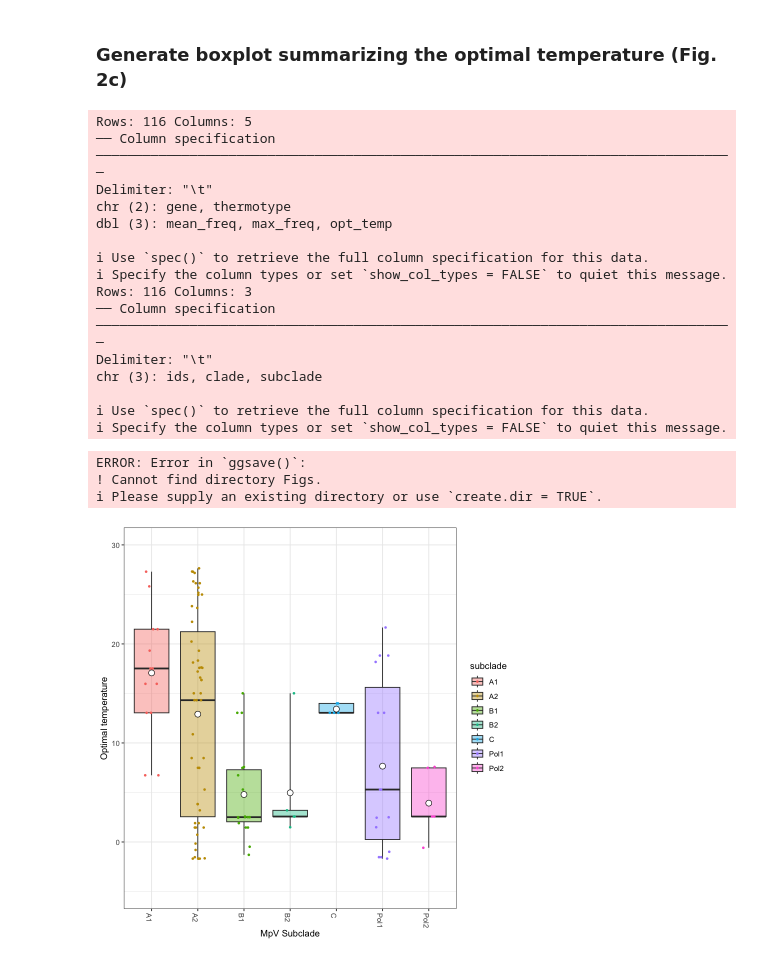
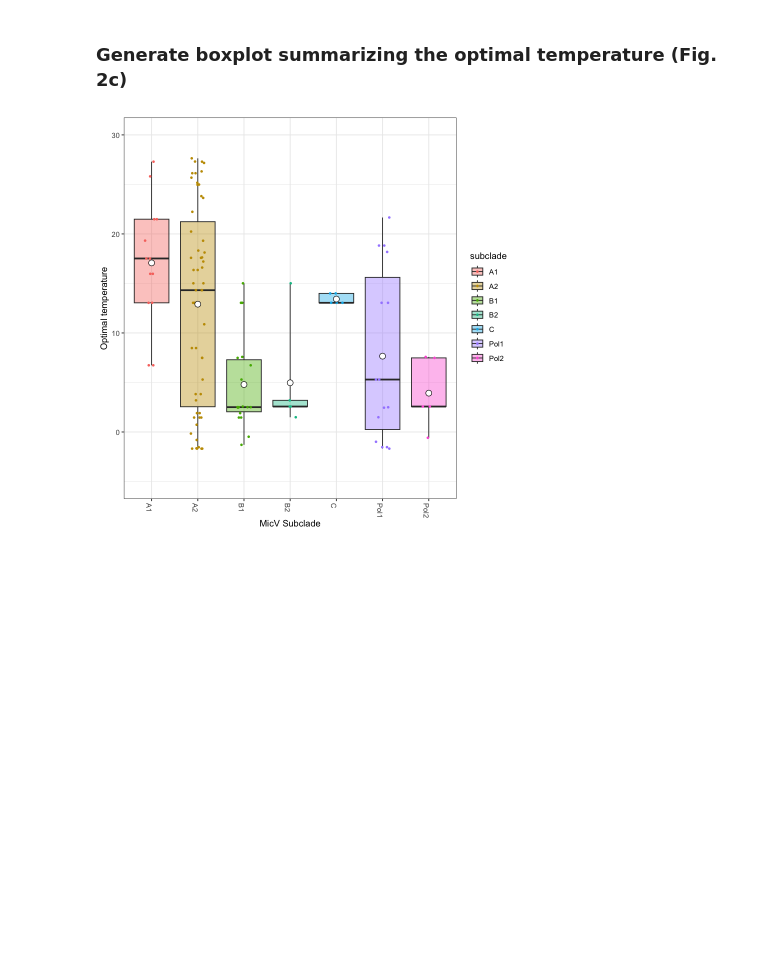
Before and after one commit to D2mory/Demory_Endo_Temperature_MpV_biogeography, a Jupyter notebook: src/figure2_mpv_groups_temperature_distribution_17102024.ipynb, the cells around one changed output. Saved outputs shown, nothing was run; the diff lists cells and outputs as text; code cells hidden in the pictures; blank space fills up the shorter version.

```diff
--- a/src/figure2_mpv_groups_temperature_distribution_17102024.ipynb
+++ b/src/figure2_mpv_groups_temperature_distribution_17102024.ipynb
@@ -20,11 +21,11 @@ setwd(workdir)
 # %%
 
 # Load df (Each "factor" will be changed to "numeric")
-df_MicV_Pico_stdz_sel <-  read_tsv("df_MicV_Pico_stdz_sel.txt", col_names = TRUE) #including sample lavel
-# Here try with using only Pico-sized fraction
+df_MicV_Pico_stdz_sel <-  read_tsv("./data/df_MicV_Pico_stdz_sel.txt", col_names = TRUE, show_col_types = FALSE) #including sample label
+# Here try using only a Pico-sized fraction
 
 # Load id-clade table
-MicV_total_ids_clades <-  read_tsv("MicV_total_ids_clades.txt", col_names = TRUE) #including sample lavel
+MicV_total_ids_clades <-  read_tsv("./data/MicV_total_ids_clades.txt", col_names = TRUE, show_col_types = FALSE) #including sample lavel
 
 
 # Convert to df and remove columns without Temp (There are two NA in the Temp column)
@@ -113,52 +98,33 @@ Freq_stats_list <- data.frame(gene, Freq_stats_list)
 # %% [markdown]
 ### Generate boxplot summarizing the optimal temperature (Fig. 2c) ###
 # %%
-# Load MpV thermotype
-thermotype_list2 <-  read_tsv("thermotype_list.txt", col_names = TRUE) #including sample lavel
+# Load MicV thermotype
+thermotype_list2 <-  read_tsv("./data/thermotype_list.txt", col_names = TRUE, show_col_types = FALSE)
 colnames(thermotype_list2)[1] <- c("ids")
 
 # Load id-clade table
-MicV_total_ids_clades <-  read_tsv("MicV_total_ids_clades.txt", col_names = TRUE) #including sample lavel
+MicV_total_ids_clades <-  read_tsv("./data/MicV_total_ids_clades.txt", col_names = TRUE, show_col_types = FALSE)
 
 # Merge dfs
 clade_thermo_df <- left_join(thermotype_list2, MicV_total_ids_clades, by = "ids")
 
 # Colors of A1, A2, B1, B2, C, Pol1, Pol2 for paper
 col_subclade  <- c('#F8766D', '#C49A00', '#53B400', '#00C094', '#00B6EB', '#A58AFF', '#FB61D7')
 
 
 # Box plot for each subclade
 boxp1 <- ggplot(clade_thermo_df, aes(x=subclade, y=opt_temp, fill=subclade)) +
   geom_boxplot(coef=20, alpha=0.4) + # Change whiskers length for min to max.
   theme_bw() +
   #scale_color_manual(breaks = c("Intra-genus", "Inter-genus"), values = col_tax) +
   scale_fill_manual(values = col_subclade) +
   scale_y_continuous(limits = c(-5, 30)) +
   theme(axis.text.x = element_text(angle = -90, hjust = 0)) +
   geom_jitter(aes(color = subclade), width=0.15, shape=19, size =0.8, alpha=1) +
   scale_color_manual(values = col_subclade) +
   stat_summary(fun = "mean", geom = "point", shape = 21, size = 3, fill = "white") +
-  ylab("Optimal temperature") + xlab("MpV Subclade")
+  ylab("Optimal temperature") + xlab("MicV Subclade")
 print(boxp1)
-#ggsave(path="Figs", filename = "Fig.opt_temp_boxplot_subclade.pdf", plot= boxp1, width=120, height=110, units="mm", dpi = 300)
-ggsave(path="Figs", filename = "Fig.opt_temp_boxplot_subclade_paper.pdf", plot= boxp1, width=120, height=90, units="mm", dpi = 300)
+ggsave(filename = "Fig.opt_temp_boxplot_subclade_paper.pdf", plot= boxp1, width=120, height=90, units="mm", dpi = 300)
 # %% [output]
-Rows: 116 Columns: 5
-── Column specification ──────────────────────────────────────────────────────────────────────────────────
-Delimiter: "\t"
-chr (2): gene, thermotype
-dbl (3): mean_freq, max_freq, opt_temp
-
-ℹ Use `spec()` to retrieve the full column specification for this data.
-ℹ Specify the column types or set `show_col_types = FALSE` to quiet this message.
-Rows: 116 Columns: 3
-── Column specification ──────────────────────────────────────────────────────────────────────────────────
-Delimiter: "\t"
-chr (3): ids, clade, subclade
-
-ℹ Use `spec()` to retrieve the full column specification for this data.
-ℹ Specify the column types or set `show_col_types = FALSE` to quiet this message.
-ERROR: Error in `ggsave()`:
-! Cannot find directory Figs.
-ℹ Please supply an existing directory or use `create.dir = TRUE`.
-[figure, old version]
+[figure, new version]
```
Also changed, not shown: parts of 3 cells of this notebook.
